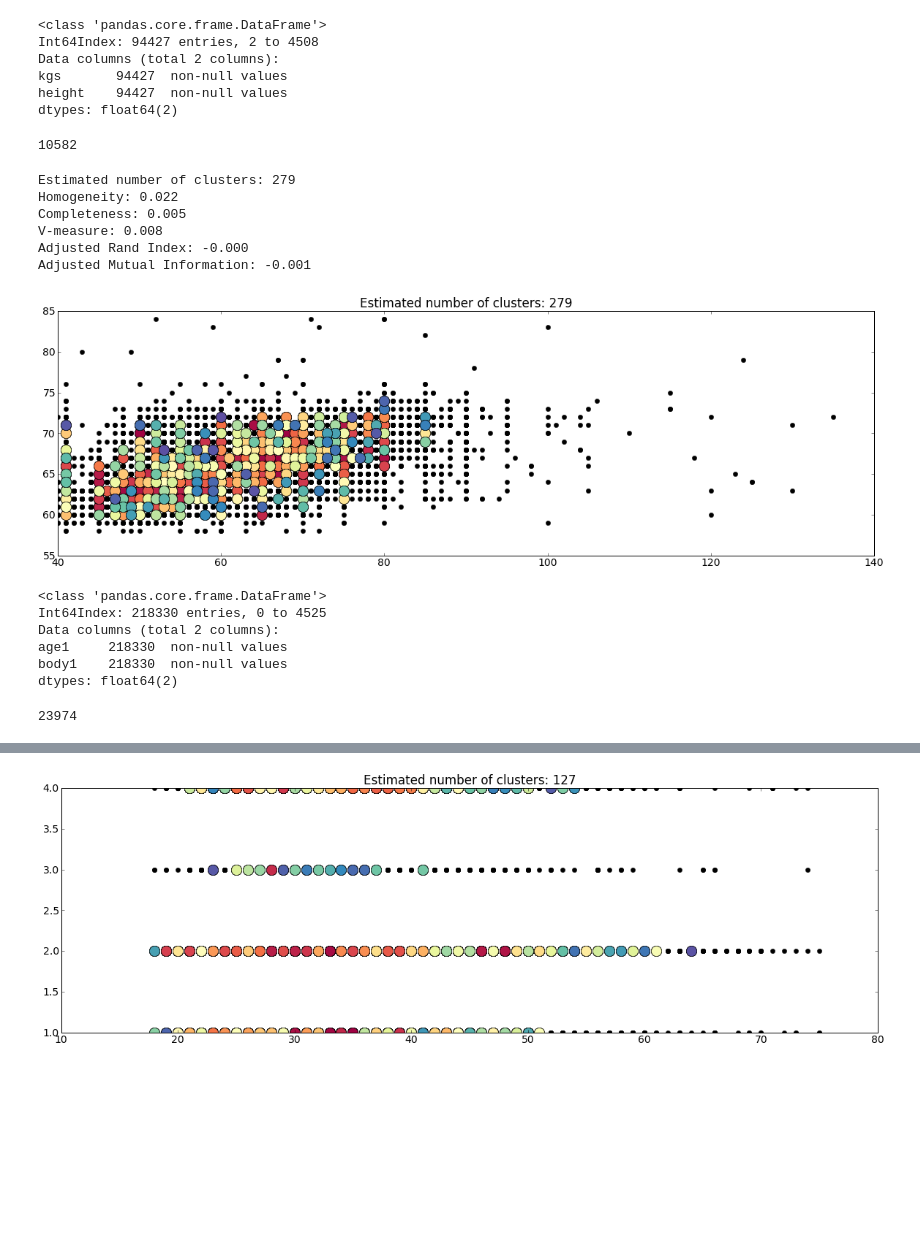
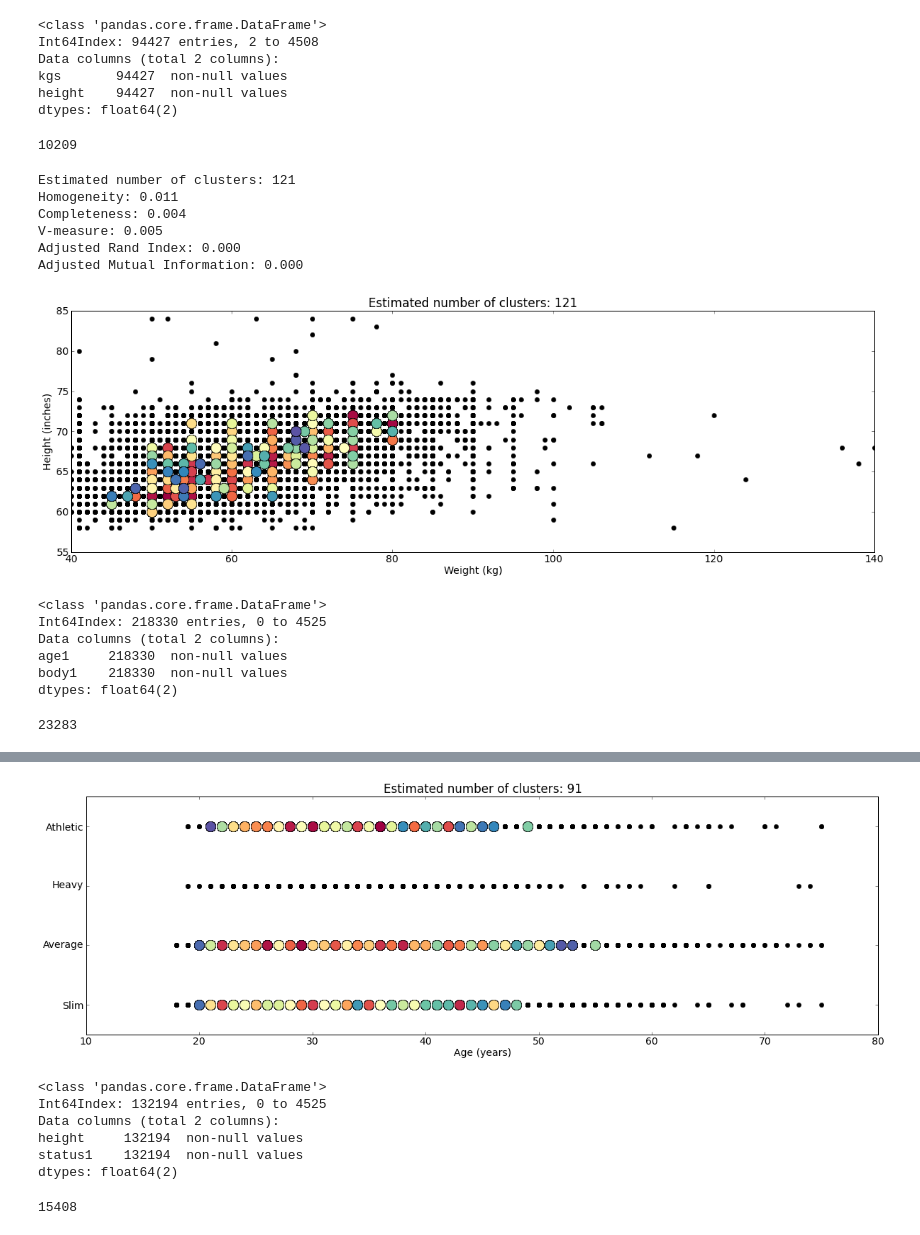
Before and after one commit to deadofied/ac299r, a Jupyter notebook: dbscan.ipynb, the cells around one changed output, grey strips where cells are left out. Saved outputs shown, nothing was run; the diff lists cells and outputs as text; code cells hidden in the pictures; blank space fills up the shorter version.

```diff
--- a/dbscan.ipynb
+++ b/dbscan.ipynb
@@ -201,7 +210,7 @@ profiles['religion1']=profiles['religion1'].map(lambda x: int(x) if not math.isn
 profiles.eating1 = profiles.eating1.replace({'Doesn\'t Matter':0, 'Jain': 1, 'Vegetarian': 2, 'Vegetarian With Eggs': 3, 'Non Vegetarian':4})
 profiles['eating1']=profiles['eating1'].map(lambda x: int(x) if not math.isnan(x) else None)
 # %%
-profiles.status1 = profiles.status1.replace({'Doesn\'t Matter': 0, 'Middle Class': 1, 'Upper Middle Class': 2, 'High Class': 3, 'Rich / Affluent':4})
+profiles.status1 = profiles.status1.replace({'Doesn\'t Matter': np.nan, 'Middle Class': 1, 'Upper Middle Class': 2, 'High Class': 3, 'Rich / Affluent':3})
 profiles['status1']=profiles['status1'].map(lambda x: int(x) if not math.isnan(x) else None)
 # %%
 profiles.marital_status1 = profiles.marital_status1.replace({'Doesn\'t Matter': 0, 'Never Married': 1, 'Divorced': 2, 'Annulled': 3, 'Widowed': 4, 'Married': 5})
@@ -229,5 +238,10 @@ rows = np.random.choice(profilesD.index.values, 1000)
 sampled_df = profilesD.ix[rows]
 num = len(sampled_df)
 print num
+
+X, labels_true = make_blobs(n_samples=num, centers=centers, cluster_std=0.4, random_state=0)
+
+X[:,0] = sampled_df.kgs
+X[:,1] = sampled_df.height
 # %% [output]
-10582
+10209
@@ -245,6 +248,6 @@ X[:,1] = sampled_df.height
 # %%
 # Compute DBSCAN
-db = DBSCAN(eps=0.3, min_samples=10).fit(X)
+db = DBSCAN(eps=0.3, min_samples=25).fit(X)
 core_samples = db.core_sample_indices_
 labels = db.labels_
 
@@ -257,11 +260,6 @@ print("Completeness: %0.3f" % metrics.completeness_score(labels_true, labels))
 print("V-measure: %0.3f" % metrics.v_measure_score(labels_true, labels))
 print("Adjusted Rand Index: %0.3f" % metrics.adjusted_rand_score(labels_true, labels))
 print("Adjusted Mutual Information: %0.3f" % metrics.adjusted_mutual_info_score(labels_true, labels))
-#print("Silhouette Coefficient: %0.3f" % metrics.silhouette_score(X, labels))
-
-##############################################################################
-# Plot result
-import pylab as pl
 
 # Black removed and is used for noise instead.
 unique_labels = set(labels)
@@ -284,15 +282,17 @@ for k, col in zip(unique_labels, colors):
                 markeredgecolor='k', markersize=markersize)
 
 pl.title('Estimated number of clusters: %d' % n_clusters_)
+pl.xlabel('Weight (kg)')
+pl.ylabel('Height (inches)')
 pl.show()
 # %% [output]
-Estimated number of clusters: 279
-Homogeneity: 0.022
-Completeness: 0.005
-V-measure: 0.008
-Adjusted Rand Index: -0.000
-Adjusted Mutual Information: -0.001
+Estimated number of clusters: 121
+Homogeneity: 0.011
+Completeness: 0.004
+V-measure: 0.005
+Adjusted Rand Index: 0.000
+Adjusted Mutual Information: 0.000
-[figure, old version]
+[figure, new version]
 # %%
 profiles.body1 = profiles.body1.replace({'Slim': 1, 'Average': 2, 'Heavy': 3, 'Athletic': 4, 'Doesn\'t Matter':np.nan})
 profiles['body1']=profiles['body1'].map(lambda x: int(x) if not math.isnan(x) else None)
@@ -315,5 +315,9 @@ rows = np.random.choice(profilesD.index.values, 1000)
 sampled_df = profilesD.ix[rows]
 num = len(sampled_df)
 print num
+
+X, labels_true = make_blobs(n_samples=num, centers=centers, cluster_std=0.4, random_state=0)
+X[:,0] = sampled_df.age1
+X[:,1] = sampled_df.body1
 # %% [output]
-23974
+23283
@@ -331,6 +324,6 @@ X[:,1] = sampled_df.body1
 # %%
 # Compute DBSCAN
-db = DBSCAN(eps=0.3, min_samples=10).fit(X)
+db = DBSCAN(eps=0.3, min_samples=25).fit(X)
 core_samples = db.core_sample_indices_
 labels = db.labels_
 
@@ -343,13 +336,7 @@ print("Completeness: %0.3f" % metrics.completeness_score(labels_true, labels))
 print("V-measure: %0.3f" % metrics.v_measure_score(labels_true, labels))
 print("Adjusted Rand Index: %0.3f" % metrics.adjusted_rand_score(labels_true, labels))
 print("Adjusted Mutual Information: %0.3f" % metrics.adjusted_mutual_info_score(labels_true, labels))
-#print("Silhouette Coefficient: %0.3f" % metrics.silhouette_score(X, labels))
 
-##############################################################################
-# Plot result
-import pylab as pl
-
-# Black removed and is used for noise instead.
 unique_labels = set(labels)
 colors = pl.cm.Spectral(np.linspace(0, 1, len(unique_labels)))
 for k, col in zip(unique_labels, colors):
@@ -370,5 +357,8 @@ for k, col in zip(unique_labels, colors):
                 markeredgecolor='k', markersize=markersize)
 
 pl.title('Estimated number of clusters: %d' % n_clusters_)
+pl.ylim(0.5, 4.5)
+pl.xlabel('Age (years)')
+pl.yticks([1,2,3,4], ["Slim", "Average", "Heavy", "Athletic"])
 pl.show()
 # %% [output]
@@ -381 +371,24 @@ Adjusted Mutual Information: -0.000
-[figure, old version]
+[figure, new version]
+# %%
+profilesD = profiles[['height', 'status1']]
+profilesD = profilesD.dropna()
+print profilesD
+# %% [output]
+<class 'pandas.core.frame.DataFrame'>
+Int64Index: 132194 entries, 0 to 4525
+Data columns (total 2 columns):
+height     132194  non-null values
+status1    132194  non-null values
+dtypes: float64(2)
+# %%
+rows = np.random.choice(profilesD.index.values, 1000)
+sampled_df = profilesD.ix[rows]
+num = len(sampled_df)
+print num
+
+X, labels_true = make_blobs(n_samples=num, centers=centers, cluster_std=0.4, random_state=0)
+
+X[:,0] = sampled_df.height
+X[:,1] = sampled_df.status1
+# %% [output]
+15408
```
Also changed, not shown: parts of 13 cells of this notebook.
